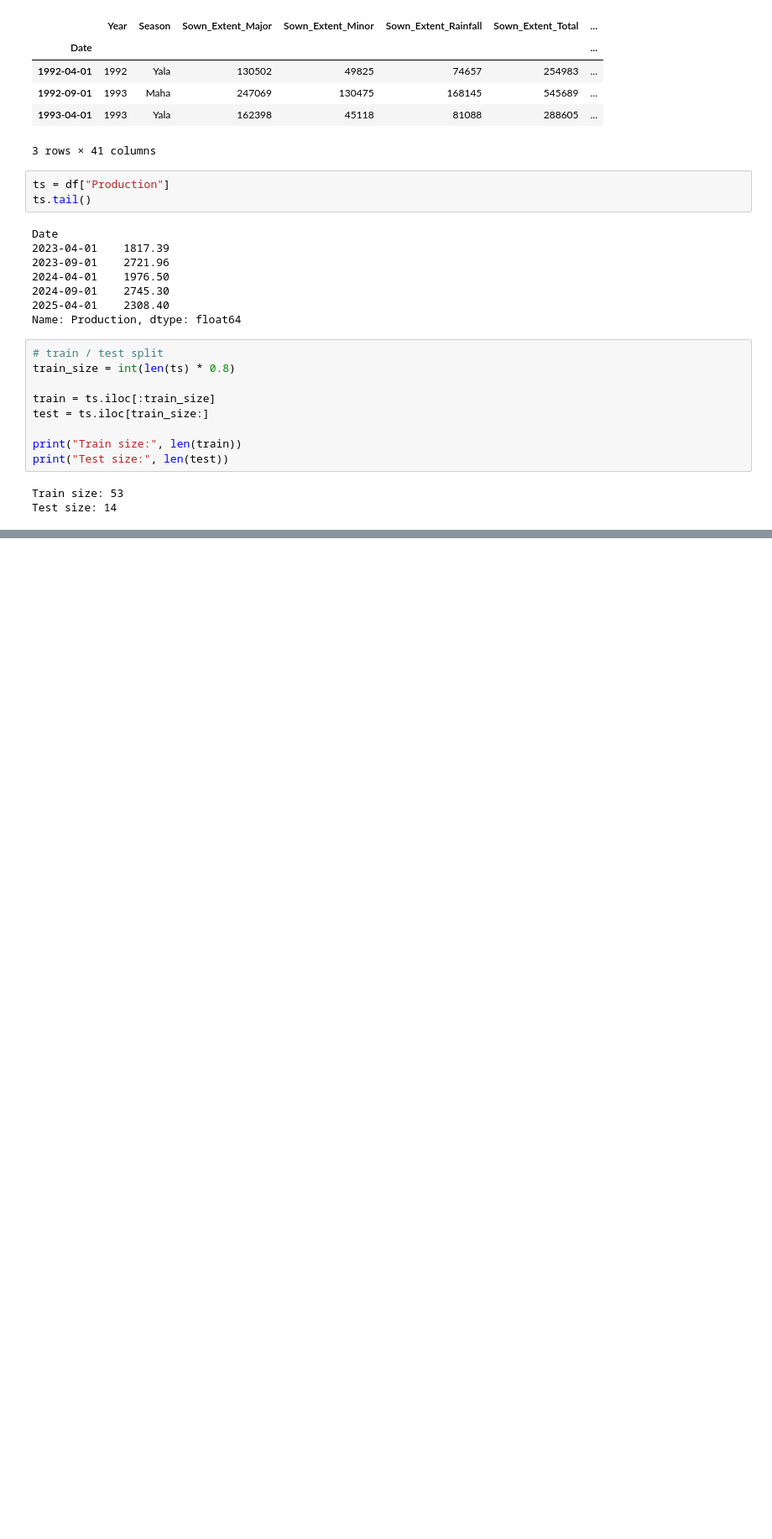
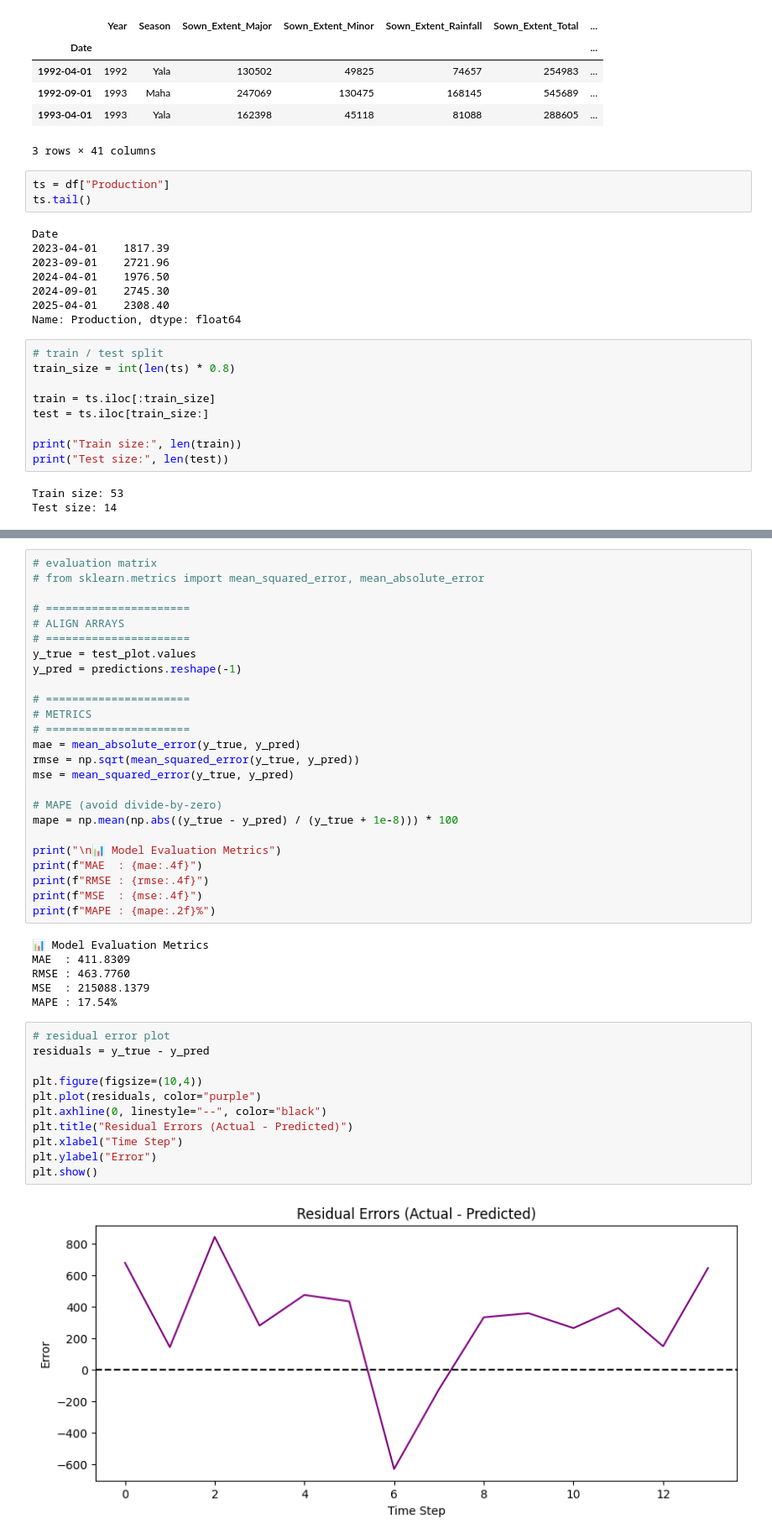
Before and after one commit to AchiniWathsala/Forecasting_Paddy_Production, a Jupyter notebook: production/lstm_production.ipynb, the cells around one changed output, grey strips where cells are left out. Shown at 84% size. Drawn from its saved outputs; the diff is of its cells as text; blank space fills up the shorter version.

```diff
--- a/production/lstm_production.ipynb
+++ b/production/lstm_production.ipynb
@@ -232,0 +207,44 @@ ValueError: x and y must have same first dimension, but have shapes (14,) and (1
+# %%
+# evaluation matrix
+# from sklearn.metrics import mean_squared_error, mean_absolute_error
+
+# ======================
+# ALIGN ARRAYS
+# ======================
+y_true = test_plot.values
+y_pred = predictions.reshape(-1)
+
+# ======================
+# METRICS
+# ======================
+mae = mean_absolute_error(y_true, y_pred)
+rmse = np.sqrt(mean_squared_error(y_true, y_pred))
+mse = mean_squared_error(y_true, y_pred)
+
+# MAPE (avoid divide-by-zero)
+mape = np.mean(np.abs((y_true - y_pred) / (y_true + 1e-8))) * 100
+
+print("\n📊 Model Evaluation Metrics")
+print(f"MAE  : {mae:.4f}")
+print(f"RMSE : {rmse:.4f}")
+print(f"MSE  : {mse:.4f}")
+print(f"MAPE : {mape:.2f}%")
+# %% [output]
+📊 Model Evaluation Metrics
+MAE  : 411.8309
+RMSE : 463.7760
+MSE  : 215088.1379
+MAPE : 17.54%
+# %%
+# residual error plot
+residuals = y_true - y_pred
+
+plt.figure(figsize=(10,4))
+plt.plot(residuals, color="purple")
+plt.axhline(0, linestyle="--", color="black")
+plt.title("Residual Errors (Actual - Predicted)")
+plt.xlabel("Time Step")
+plt.ylabel("Error")
+plt.show()
+# %% [output]
+[figure, added]
```
Also changed, not shown: parts of 29 cells of this notebook, 5 other files.
